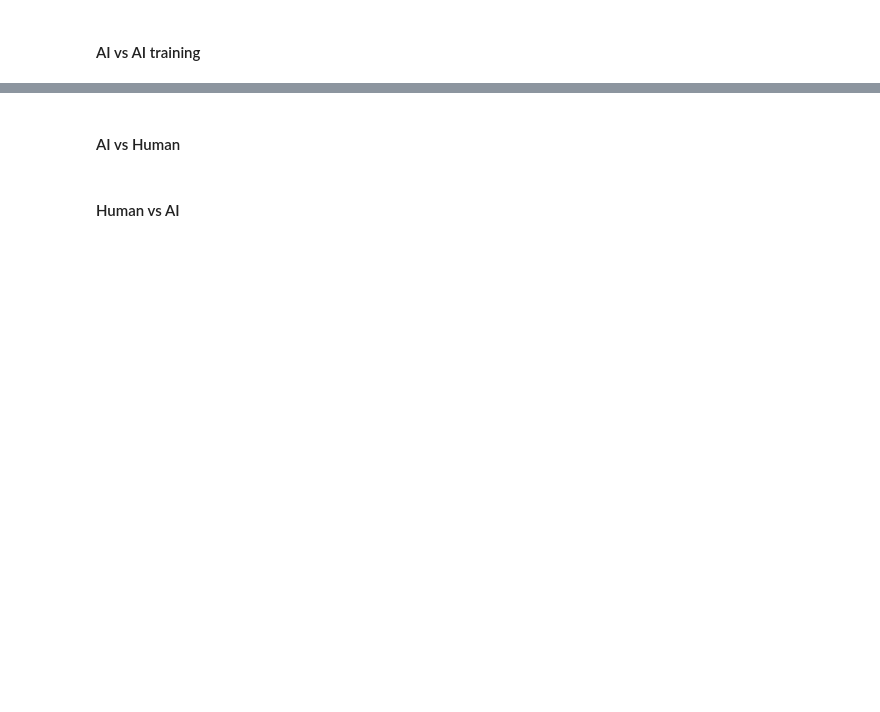
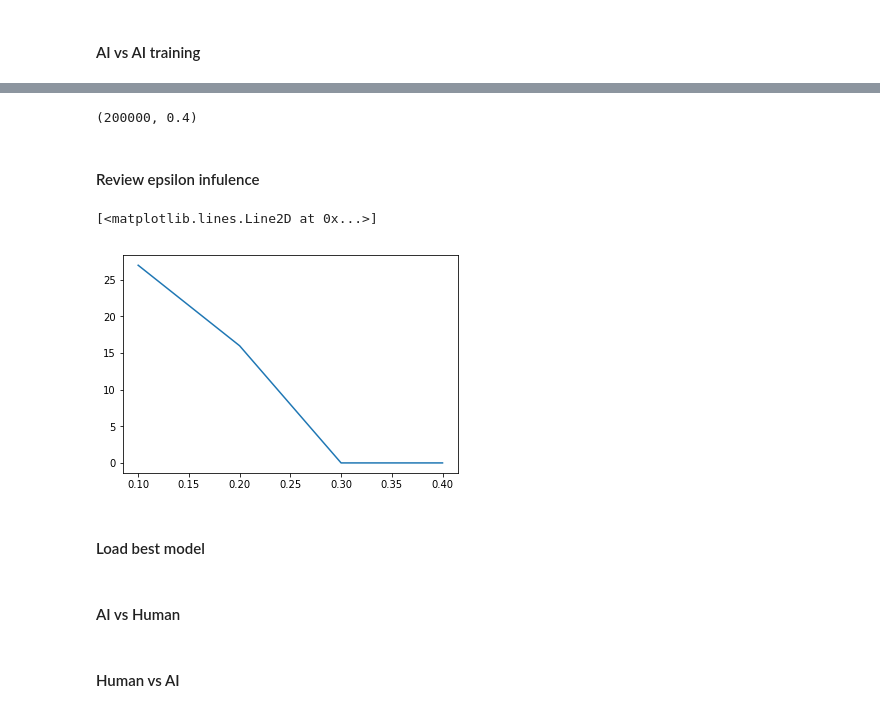
Before and after one commit to CrackYSK/Tic-Tac-Toe, a Jupyter notebook: Tic-Tac-Toe.ipynb, the cells around one changed output, grey strips where cells are left out. Cells and saved outputs as stored; diff of their text form; code cells hidden in the pictures; blank space fills up the shorter version.

Commit message:
Finalni commit
Zavrsena implementacija i pripremljena prezentacija.
Sacuvani modeli botova, pripremljen turnir za njih i kod
koji demonstrira rad najboljeg.
Dodata analiza uticaja parametra epsilon.

```diff
--- a/Tic-Tac-Toe.ipynb
+++ b/Tic-Tac-Toe.ipynb
@@ -390,0 +425,56 @@ pickle.dump(game.Q, open(filename, 'wb'))
+# %%
+best_model_info
+# %% [output]
+(200000, 0.4)
+# %% [markdown]
+#### Review epsilon infulence
+# %%
+num_of_games = best_model_info[0]
+opponents = []
+results = []
+i = 0
+for epsilon in lepsilon:
+    result = 0.0
+    filename = 'models/Q_table_dictionary_%s_%s.p' % (num_of_games, epsilon)
+    opponents.append(ComputerPlayer('X', Q_table=pickle.load(open(filename, 'rb')), epsilon = 0))
+
+    # Set 1:
+    best_model.mark = 'X'
+    opponents[i].mark = 'O'
+    game = MainGameGui(best_model, opponents[i])
+    for r in range(1000):
+        game.start()
+        if game.winDetected:
+            if game.playBoard.winner.getMark() == 'X':
+                result += 1
+            else:
+                result -= 1
+        else:
+            result -= 0.5
+    game.close()
+
+    # Set 2:
+    best_model.mark = 'O'
+    opponents[i].mark = 'X'
+    game = MainGameGui(opponents[i], best_model)
+    for r in range(1000):
+        game.start()
+        if game.winDetected:
+            if game.playBoard.winner.getMark() == 'O':
+                result += 1
+            else:
+                result -= 1
+        else:
+            result += 0.5
+    game.close()
+
+    results.append(result)
+
+    i += 1
+# %%
+plt.plot(lepsilon, results)
+# %% [output]
+[<matplotlib.lines.Line2D at 0x...>]
+[figure, added]
+# %% [markdown]
+#### Load best model
```
Also changed, not shown: parts of 27 cells of this notebook, 17 other files.
